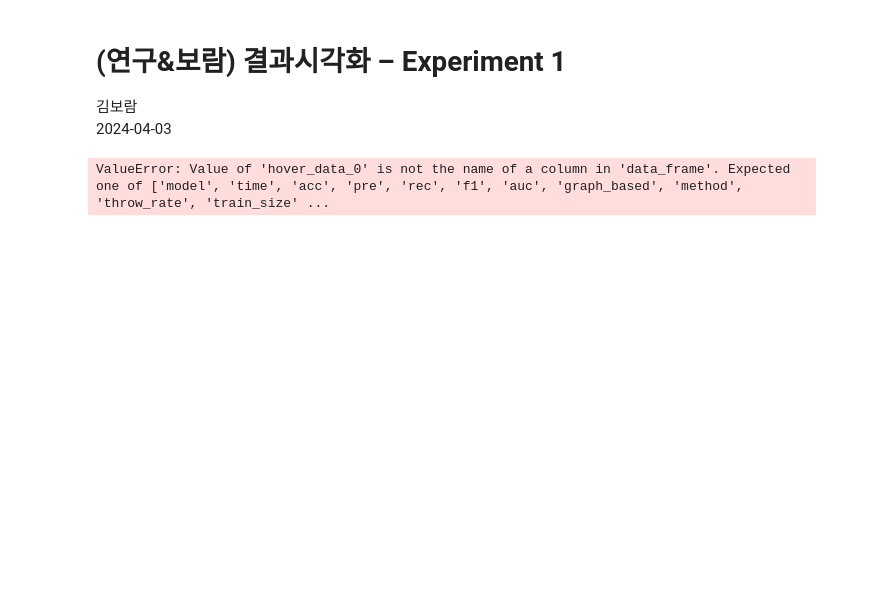
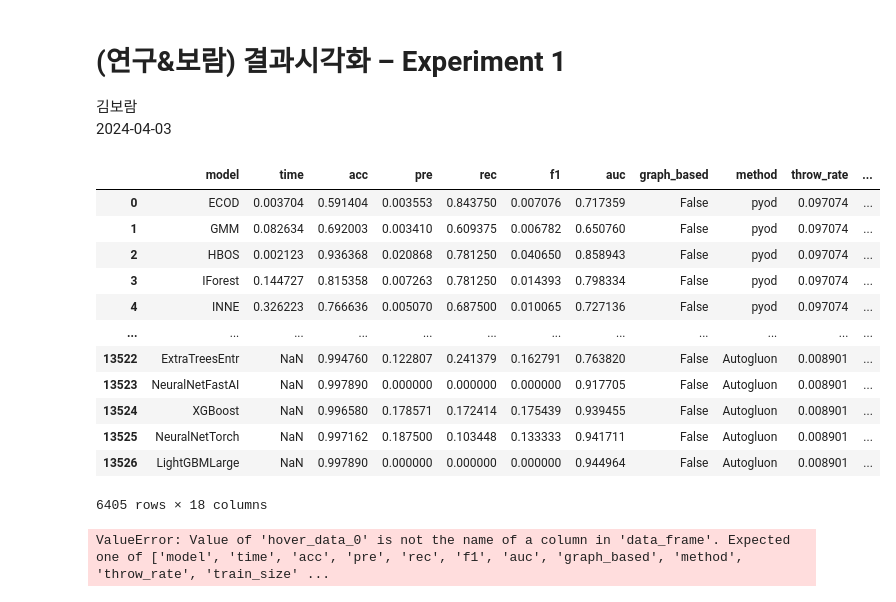
Before and after one commit to boram-coco/GNNpaper_review, a Jupyter notebook: posts/2024-04-11-결과시각화-- 실험1.out.ipynb, the cells around one changed output. Drawn from its saved outputs; the diff is of its cells as text; code cells hidden in the pictures; blank space fills up the shorter version.

```diff
--- a/posts/2024-04-11-결과시각화-- 실험1.out.ipynb
+++ b/posts/2024-04-11-결과시각화-- 실험1.out.ipynb
@@ -24,6 +24,22 @@ df = pd.read_csv('./240404_meged.csv')
 df = df[['L2' not in l and 'L1' not in l for l in df.model]]
 #df['diff'] = abs(merged_df['train_frate'] - merged_df['test_frate'])
 df = df[(df.test_frate <= 0.005) & (0.009 < df.train_frate) & (df.train_frate < 0.51)]
+# %%
+df
+# %% [output]
+|  | model | time | acc | pre | rec | f1 | auc | graph_based | method | throw_rate | ... |
+| 0 | ECOD | 0.003704 | 0.591404 | 0.003553 | 0.843750 | 0.007076 | 0.717359 | False | pyod | 0.097074 | ... |
+| 1 | GMM | 0.082634 | 0.692003 | 0.003410 | 0.609375 | 0.006782 | 0.650760 | False | pyod | 0.097074 | ... |
+| 2 | HBOS | 0.002123 | 0.936368 | 0.020868 | 0.781250 | 0.040650 | 0.858943 | False | pyod | 0.097074 | ... |
+| 3 | IForest | 0.144727 | 0.815358 | 0.007263 | 0.781250 | 0.014393 | 0.798334 | False | pyod | 0.097074 | ... |
+| 4 | INNE | 0.326223 | 0.766636 | 0.005070 | 0.687500 | 0.010065 | 0.727136 | False | pyod | 0.097074 | ... |
+| ... | ... | ... | ... | ... | ... | ... | ... | ... | ... | ... | ... |
+| 13522 | ExtraTreesEntr | NaN | 0.994760 | 0.122807 | 0.241379 | 0.162791 | 0.763820 | False | Autogluon | 0.008901 | ... |
+| 13523 | NeuralNetFastAI | NaN | 0.997890 | 0.000000 | 0.000000 | 0.000000 | 0.917705 | False | Autogluon | 0.008901 | ... |
+| 13524 | XGBoost | NaN | 0.996580 | 0.178571 | 0.172414 | 0.175439 | 0.939455 | False | Autogluon | 0.008901 | ... |
+| 13525 | NeuralNetTorch | NaN | 0.997162 | 0.187500 | 0.103448 | 0.133333 | 0.941711 | False | Autogluon | 0.008901 | ... |
+| 13526 | LightGBMLarge | NaN | 0.997890 | 0.000000 | 0.000000 | 0.000000 | 0.944964 | False | Autogluon | 0.008901 | ... |
+6405 rows × 18 columns
 # %%
 fig = px.scatter(
     df,
```
Also changed, not shown: parts of 6 cells of this notebook, 3 other files.
